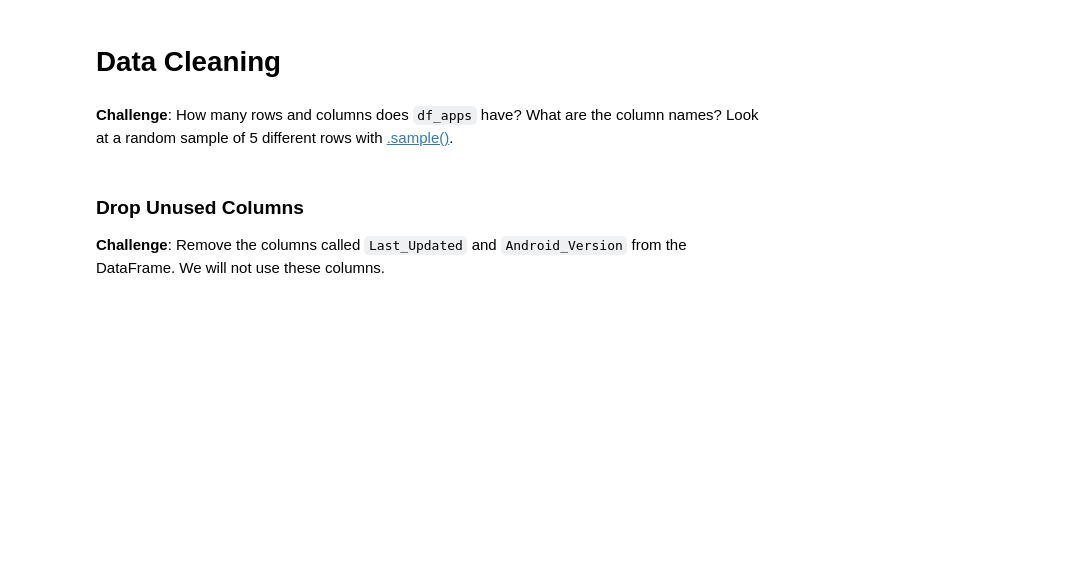
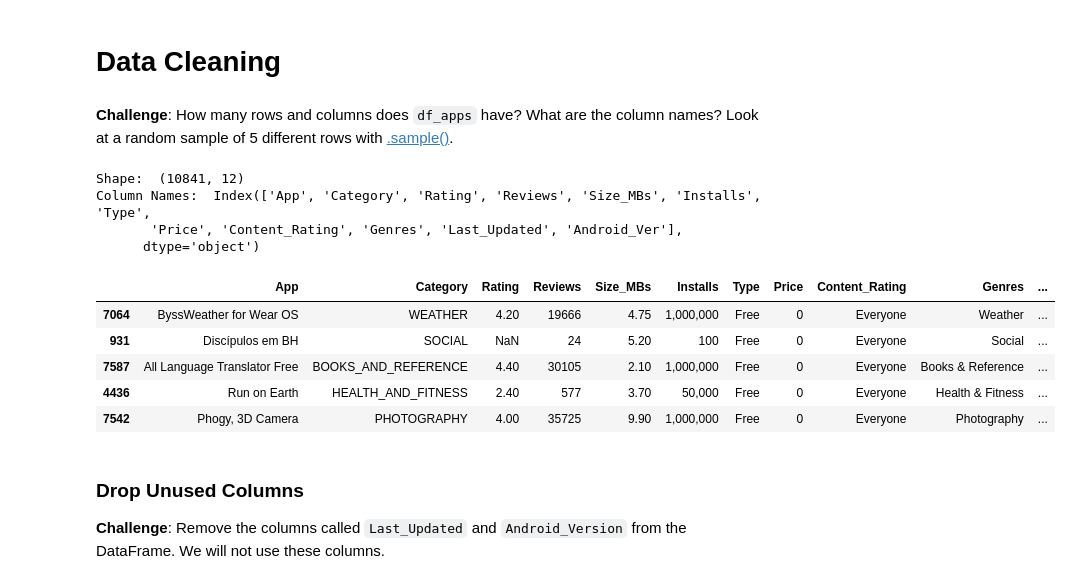
Before and after one commit to Rishil96/python-data-analysis-projects, a Jupyter notebook: Google Play Store App Analytics (start).ipynb, the cells around one changed output. Drawn from its saved outputs; the diff is of its cells as text; code cells hidden in the pictures; blank space fills up the shorter version.

```diff
--- a/Google Play Store App Analytics (start).ipynb
+++ b/Google Play Store App Analytics (start).ipynb
@@ -27,6 +25,21 @@ FileNotFoundError: ignored
 # Data Cleaning
 # %% [markdown]
 **Challenge**: How many rows and columns does `df_apps` have? What are the column names? Look at a random sample of 5 different rows with [.sample()](https://pandas.pydata.org/pandas-docs/stable/reference/api/pandas.DataFrame.sample.html).
+# %%
+print("Shape: ", df_apps.shape)
+print("Column Names: ", df_apps.columns)
+df_apps.sample(5)
+# %% [output]
+Shape:  (10841, 12)
+Column Names:  Index(['App', 'Category', 'Rating', 'Reviews', 'Size_MBs', 'Installs', 'Type',
+       'Price', 'Content_Rating', 'Genres', 'Last_Updated', 'Android_Ver'],
+      dtype='object')
+|  | App | Category | Rating | Reviews | Size_MBs | Installs | Type | Price | Content_Rating | Genres | ... |
+| 7064 | ByssWeather for Wear OS | WEATHER | 4.20 | 19666 | 4.75 | 1,000,000 | Free | 0 | Everyone | Weather | ... |
+| 931 | Discípulos em BH | SOCIAL | NaN | 24 | 5.20 | 100 | Free | 0 | Everyone | Social | ... |
+| 7587 | All Language Translator Free | BOOKS_AND_REFERENCE | 4.40 | 30105 | 2.10 | 1,000,000 | Free | 0 | Everyone | Books & Reference | ... |
+| 4436 | Run on Earth | HEALTH_AND_FITNESS | 2.40 | 577 | 3.70 | 50,000 | Free | 0 | Everyone | Health & Fitness | ... |
+| 7542 | Phogy, 3D Camera | PHOTOGRAPHY | 4.00 | 35725 | 9.90 | 1,000,000 | Free | 0 | Everyone | Photography | ... |
 # %% [markdown]
 ### Drop Unused Columns
 
```
Also changed, not shown: parts of 36 cells of this notebook.
